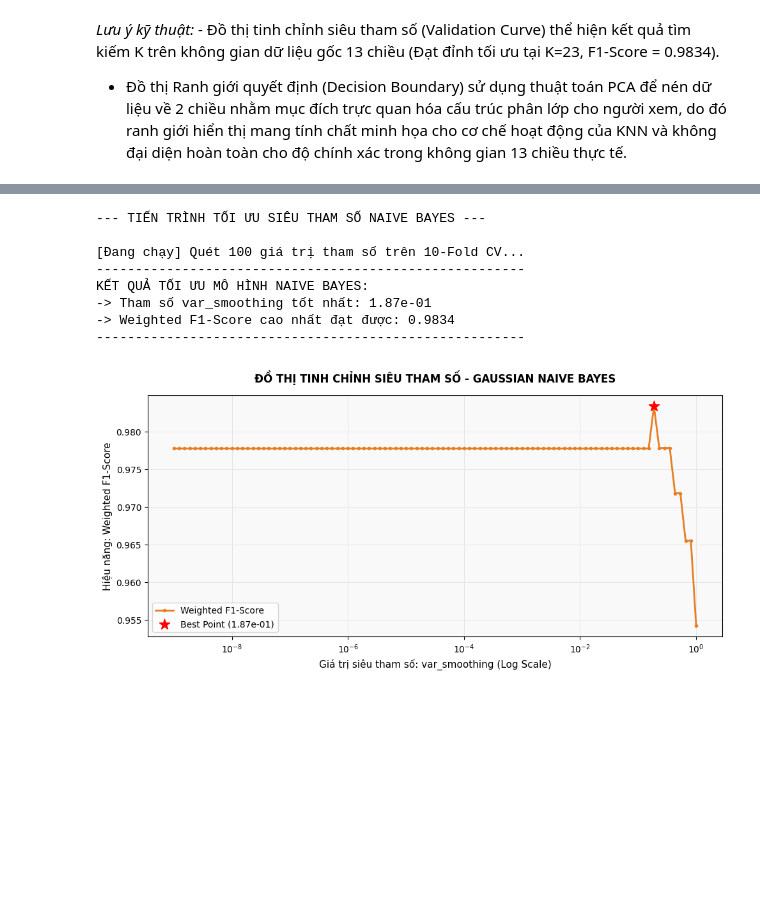
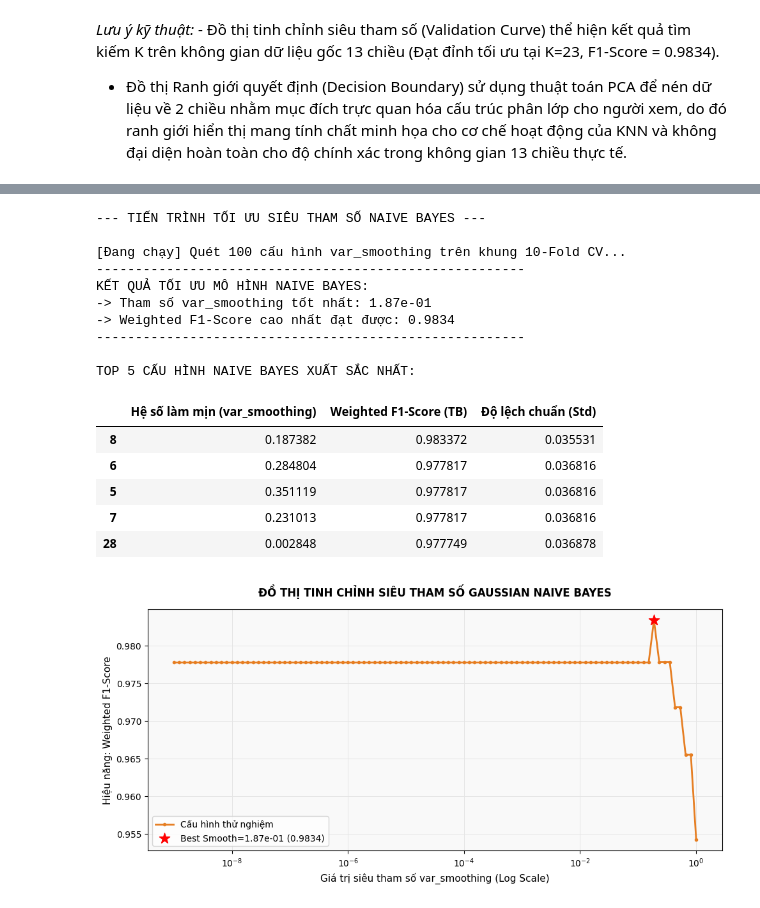
Before and after one commit to minhthu54/Wine-Classification-DataMining, a Jupyter notebook: wine_week1.ipynb, the cells around one changed output, grey strips where cells are left out. Cells and saved outputs as stored; diff of their text form; code cells hidden in the pictures; blank space fills up the shorter version.

Commit message:
Được tạo bằng Colab

```diff
--- a/wine_week1.ipynb
+++ b/wine_week1.ipynb
@@ -11,7 +11,7 @@ from sklearn.decomposition import PCA
 # %% [markdown]
 ## Bước 1: Đọc file và đặt tên cột
 # %%
-df = pd.read_excel('Wine-Classification-DataMining/wine.data.xlsx', sheet_name='wine.data', header=0)
+df = pd.read_excel('Wine-Classification-DataMining/Wine-Classification-DataMining/wine.data.xlsx', sheet_name='wine.data', header=0)
 col_names = [
     'Class','Alcohol','Malic_Acid','Ash','Alcalinity_of_Ash',
     'Magnesium','Total_Phenols','Flavanoids','Nonflavanoid_Phenols',
@@ -358,22 +363,26 @@ plt.show()
 from sklearn.model_selection import GridSearchCV
 from sklearn.naive_bayes import GaussianNB
 import numpy as np
+import pandas as pd
 import matplotlib.pyplot as plt
 
 print("--- TIẾN TRÌNH TỐI ƯU SIÊU THAM SỐ NAIVE BAYES ---\n")
 
-# 1. Kế thừa dữ liệu từ Thành viên 1
+# 1. Kế thừa dữ liệu từ Tuần 1
 X_input = X_scaled
 y_input = labels
 
-# 2. Khởi tạo mô hình và không gian lưới 100 bước
+# 2. Khởi tạo mô hình Naive Bayes gốc
 nb_model = GaussianNB()
+
+# 3. Thiết lập lưới tham số thực nghiệm chi tiết (100 giá trị từ 10^0 đến 10^-9)
 param_grid_nb = {
     'var_smoothing': np.logspace(0, -9, num=100)
 }
 
-# 3. Kích hoạt GridSearchCV (Tự động kế thừa biến 'cv_folds' và 'weighted_f1_scorer' ở ô trên)
-print("[Đang chạy] Quét 100 giá trị tham số trên 10-Fold CV...")
+print(f"[Đang chạy] Quét 100 cấu hình var_smoothing trên khung 10-Fold CV...")
+
+# 4. Kích hoạt GridSearchCV (Kế thừa 'cv_folds' và 'weighted_f1_scorer' từ Bước 1)
 grid_search_nb = GridSearchCV(
     estimator=nb_model,
     param_grid=param_grid_nb,
@@ -383,48 +392,73 @@ grid_search_nb = GridSearchCV(
 )
 grid_search_nb.fit(X_input, y_input)
 
-# 4. Trích xuất kết quả tối ưu
+# 5. Trích xuất kết quả tối ưu
 best_nb_params = grid_search_nb.best_params_
 best_nb_f1 = grid_search_nb.best_score_
+best_nb_model = grid_search_nb.best_estimator_
 
 print("-" * 55)
 print("KẾT QUẢ TỐI ƯU MÔ HÌNH NAIVE BAYES:")
 print(f"-> Tham số var_smoothing tốt nhất: {best_nb_params['var_smoothing']:.2e}")
 print(f"-> Weighted F1-Score cao nhất đạt được: {best_nb_f1:.4f}")
 print("-" * 55)
 
-# 5. Vẽ đồ thị Validation Curve
-cv_results = grid_search_nb.cv_results_
+# 6. Chuyển kết quả quét thành bảng DataFrame và hiển thị TOP 5
+cv_results_nb = pd.DataFrame(grid_search_nb.cv_results_)
+df_top5_nb = cv_results_nb[['param_var_smoothing', 'mean_test_score', 'std_test_score']]
+df_top5_nb = df_top5_nb.rename(columns={
+    'param_var_smoothing': 'Hệ số làm mịn (var_smoothing)',
+    'mean_test_score': 'Weighted F1-Score (TB)',
+    'std_test_score': 'Độ lệch chuẩn (Std)'
+})
+
+# Sắp xếp theo điểm số giảm dần để lấy các cấu hình tốt nhất
+df_top5_nb = df_top5_nb.sort_values(by='Weighted F1-Score (TB)', ascending=False).head(5)
+print("\nTOP 5 CẤU HÌNH NAIVE BAYES XUẤT SẮC NHẤT:")
+display(df_top5_nb)
+
+# 7. Trực quan hóa tiến trình tìm var_smoothing (Validation Curve trên dạng Log Scale)
 param_values = param_grid_nb['var_smoothing']
-mean_scores = cv_results['mean_test_score']
+mean_scores = cv_results_nb['mean_test_score']
 
 plt.figure(figsize=(10, 5), facecolor='white')
 ax = plt.axes()
 ax.set_facecolor('#f9f9f9')
 
+# Vẽ đường biểu diễn F1-score theo từng giá trị var_smoothing
 plt.plot(param_values, mean_scores, color='#e67e22', marker='o', markersize=3,
-         linestyle='-', linewidth=2, label='Weighted F1-Score')
+         linestyle='-', linewidth=2, label='Cấu hình thử nghiệm')
 
+# Đánh dấu điểm tối ưu nhất bằng ngôi sao đỏ giống KNN
 plt.scatter(best_nb_params['var_smoothing'], best_nb_f1, color='red', marker='*',
-            s=150, zorder=5, label=f"Best Point ({best_nb_params['var_smoothing']:.2e})")
+            s=150, zorder=5, label=f"Best Smooth={best_nb_params['var_smoothing']:.2e} ({best_nb_f1:.4f})")
 
-plt.xscale('log')
-plt.xlabel('Giá trị siêu tham số: var_smoothing (Log Scale)', fontsize=11)
+plt.xscale('log') # Chuyển trục X sang dạng Logarithm vì giá trị trải rất rộng
+plt.xlabel('Giá trị siêu tham số var_smoothing (Log Scale)', fontsize=11)
 plt.ylabel('Hiệu năng: Weighted F1-Score', fontsize=11)
-plt.title('ĐỒ THỊ TINH CHỈNH SIÊU THAM SỐ - GAUSSIAN NAIVE BAYES', fontsize=12, fontweight='bold', pad=15)
+plt.title('ĐỒ THỊ TINH CHỈNH SIÊU THAM SỐ GAUSSIAN NAIVE BAYES', fontsize=12, fontweight='bold', pad=15)
 plt.grid(True, which="both", color='#e5e5e5', linewidth=0.7)
 plt.legend(frameon=True, loc='lower left', fontsize=10)
+plt.tight_layout()
 
-plt.tight_layout()
+# Lưu đồ thị ra file
 plt.savefig('naive_bayes_tuning.png', dpi=150)
 plt.show()
 # %% [output]
 --- TIẾN TRÌNH TỐI ƯU SIÊU THAM SỐ NAIVE BAYES ---
 
-[Đang chạy] Quét 100 giá trị tham số trên 10-Fold CV...
+[Đang chạy] Quét 100 cấu hình var_smoothing trên khung 10-Fold CV...
 -------------------------------------------------------
 KẾT QUẢ TỐI ƯU MÔ HÌNH NAIVE BAYES:
 -> Tham số var_smoothing tốt nhất: 1.87e-01
 -> Weighted F1-Score cao nhất đạt được: 0.9834
 -------------------------------------------------------
+
+TOP 5 CẤU HÌNH NAIVE BAYES XUẤT SẮC NHẤT:
+|  | Hệ số làm mịn (var_smoothing) | Weighted F1-Score (TB) | Độ lệch chuẩn (Std) |
+| 8 | 0.187382 | 0.983372 | 0.035531 |
+| 6 | 0.284804 | 0.977817 | 0.036816 |
+| 5 | 0.351119 | 0.977817 | 0.036816 |
+| 7 | 0.231013 | 0.977817 | 0.036816 |
+| 28 | 0.002848 | 0.977749 | 0.036878 |
-[figure, old version]
+[figure, new version]
```
Also changed, not shown: parts of 5 cells of this notebook.
